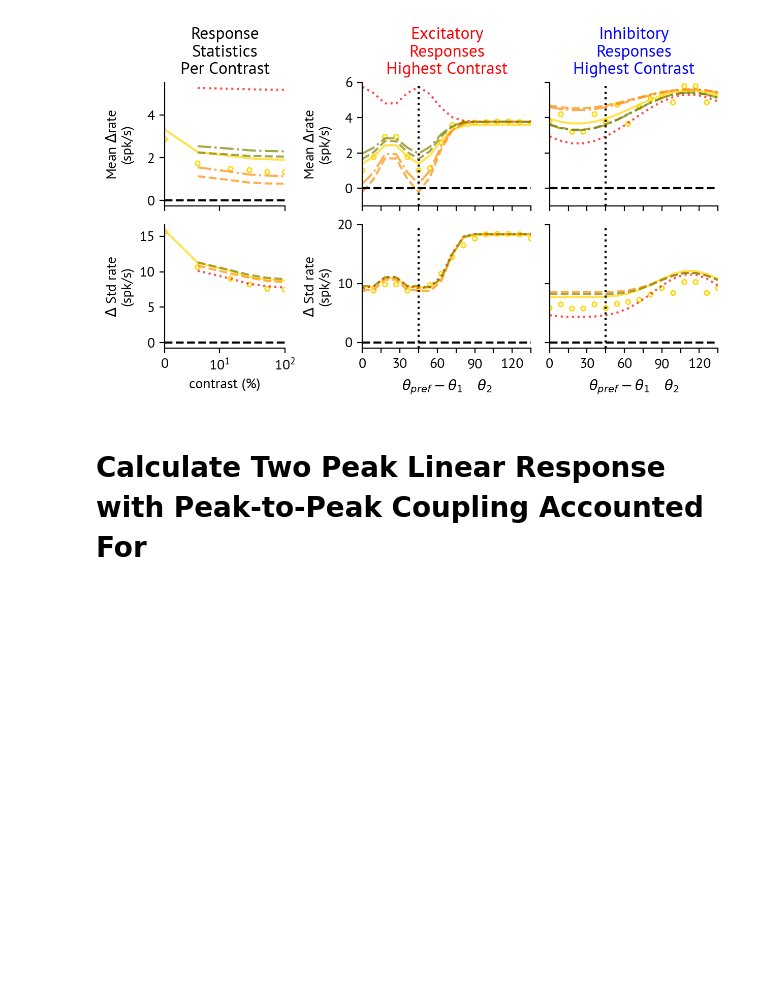
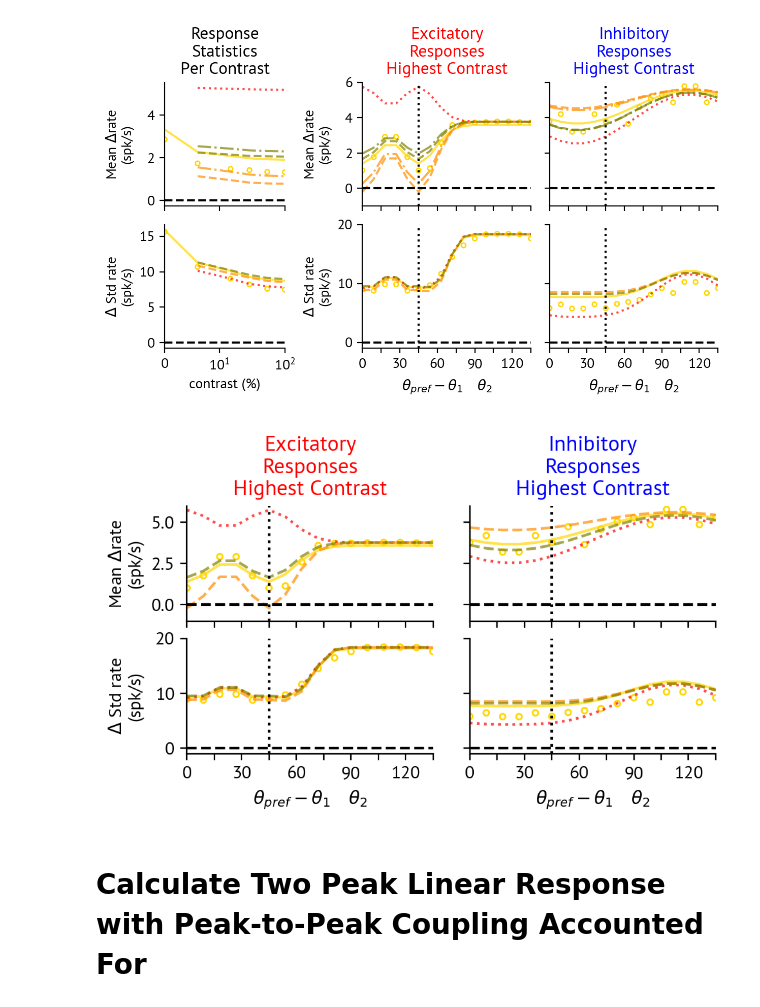
Before and after one commit to AddingAddict/ToroidalNetworks, a Jupyter notebook: sparse_weights/notebooks/linear_resp.ipynb, the cells around one changed output. Cells and saved outputs as stored; diff of their text form; code cells hidden in the pictures; blank space fills up the shorter version.

```diff
--- a/sparse_weights/notebooks/linear_resp.ipynb
+++ b/sparse_weights/notebooks/linear_resp.ipynb
@@ -3039,6 +3171,87 @@ fig.align_labels()
 fig.savefig('./../plots/delta_rate_norm_lin_resp_paper.pdf')
 # %% [output]
 [figure]
+# %%
+with open('./data_contrasts'+'.pkl', 'rb') as handle:
+    cons = pickle.load(handle)[1]
+
+def abs_ori(A):
+    return 0.5*(A[:nori*3//4+1]+np.roll(A[-1::-1],6,0)[:nori*3//4+1])
+
+fig,axs = plt.subplots(2,2,figsize=(2.65*2,1.25*2),dpi=200,sharex='col',sharey='row')
+fig.subplots_adjust(hspace=0.15,wspace=0.15)
+
+axs[0,0].plot(oris,roE-rvE,c='gold',ls='-',alpha=0.7,label='a')
+axs[0,0].plot(oris,drE0,c='red',ls=':',alpha=0.7,label='a')
+axs[0,0].plot(oris,drE,c='darkorange',ls='--',alpha=0.7,label='a')
+axs[0,0].plot(oris,drE1,c='olive',ls='--',alpha=0.7,label='a')
+# axs[0,0].plot(oris,drE0dis,c='darkorange',ls='-.',alpha=0.7,label='a')
+# axs[0,0].plot(oris,drE0dis1,c='olive',ls='-.',alpha=0.7,label='a')
+# axs[0,0].legend()
+axs[0,0].scatter(oris,abs_ori(sim_roE-sim_rvE),edgecolors='gold',facecolors='none',marker='o',s=10)
+axs[0,1].plot(oris,roI-rvI,c='gold',ls='-',alpha=0.7)
+axs[0,1].plot(oris,drI0,c='red',ls=':',alpha=0.7)
+axs[0,1].plot(oris,drI,c='darkorange',ls='--',alpha=0.7)
+axs[0,1].plot(oris,drI1,c='olive',ls='--',alpha=0.7)
+# axs[0,1].plot(oris,drI0dis,c='darkorange',ls='-.',alpha=0.7)
+# axs[0,1].plot(oris,drI0dis1,c='olive',ls='-.',alpha=0.7)
+axs[0,1].scatter(oris,abs_ori(sim_roI-sim_rvI),edgecolors='gold',facecolors='none',marker='o',s=10)
+# axs[1,0].plot(cons,data_dstdr[:,0],color='gold',alpha=0.2)
+# axs[1,0].fill_between(cons,data_dstdr[:,0]-data_dstdr[:,0],data_dstdr[:,0]+data_dstdr[:,0],color='gold',alpha=0.2)
+axs[1,0].plot(oris,np.sqrt(CroE-roE**2)-np.sqrt(CrvE-rvE**2),c='gold',ls='-',alpha=0.7)
+axs[1,0].plot(oris,np.sqrt(CrvE+dCrE0-(rvE+drE0)**2)-np.sqrt(CrvE-rvE**2),c='red',ls=':',alpha=0.7)
+axs[1,0].plot(oris,np.sqrt(CrvE+dCrE-(rvE+drE)**2)-np.sqrt(CrvE-rvE**2),c='darkorange',ls='--',alpha=0.7)
+axs[1,0].plot(oris,np.sqrt(CrvE+dCrE1-(rvE+drE1)**2)-np.sqrt(CrvE-rvE**2),c='olive',ls='--',alpha=0.7)
+# axs[1,0].plot(oris,np.sqrt(CrvE+dCrE0dis-(rvE+drE0dis)**2)-np.sqrt(CrvE-rvE**2),c='darkorange',ls='-.',alpha=0.7)
+axs[1,0].scatter(oris,abs_ori(sim_std_roE-sim_std_rvE),edgecolors='gold',facecolors='none',marker='o',s=10)
+axs[1,1].plot(oris,np.sqrt(CroI-roI**2)-np.sqrt(CrvI-rvI**2),c='gold',ls='-',alpha=0.7)
+axs[1,1].plot(oris,np.sqrt(CrvI+dCrI0-(rvI+drI0)**2)-np.sqrt(CrvI-rvI**2),c='red',ls=':',alpha=0.7)
+axs[1,1].plot(oris,np.sqrt(CrvI+dCrI-(rvI+drI)**2)-np.sqrt(CrvI-rvI**2),c='darkorange',ls='--',alpha=0.7)
+axs[1,1].plot(oris,np.sqrt(CrvI+dCrI1-(rvI+drI1)**2)-np.sqrt(CrvI-rvI**2),c='olive',ls='--',alpha=0.7)
+# axs[1,1].plot(oris,np.sqrt(CrvI+dCrI0dis-(rvI+drI0dis)**2)-np.sqrt(CrvI-rvI**2),c='darkorange',ls='-.',alpha=0.7)
+axs[1,1].scatter(oris,abs_ori(sim_std_roI-sim_std_rvI),edgecolors='gold',facecolors='none',marker='o',s=10)
+
+for i in range(2):
+    for j in range(2):
+        axs[i,j].axhline(0,c='k',ls='--')
+
+# axs[0,0].legend()
+# axs[1,0].legend()
+# axs[2,0].legend()
+
+for ax in axs.flat:
+    ax.spines[['right', 'top']].set_visible(False)
+
+nticks = 10
+ticks = np.array(['{:.0f}'.format(ori) for ori in np.linspace(0,135,nticks)])
+ticks[1::2] = ''
+for i in range(2):
+    axs[1,i].set_xticks(np.linspace(0,135,nticks),ticks)
+for i in range(2):
+    axs[i,0].axvline(45,c='k',ls=':')
+    axs[i,1].axvline(45,c='k',ls=':')
+
+axs[0,0].set_xlim(0,135)
+axs[0,1].set_xlim(0,135)
+for i in range(2):
+    axs[0,i].set_ylim(-1,6)
+    axs[1,i].set_ylim(-1,20)
+
+axs[1,0].set_xlabel(r'$\theta_{pref}-\theta_1\quad\theta_2$')
+axs[1,1].set_xlabel(r'$\theta_{pref}-\theta_1\quad\theta_2$')
+
+axs[0,0].set_ylabel(r'Mean $\Delta$rate'+'\n(spk/s)')
+axs[1,0].set_ylabel(r'$\Delta$ Std rate'+'\n(spk/s)')
+
+axs[0,0].set_title('Excitatory\nResponses\nHighest Contrast',color='r')
+axs[0,1].set_title('Inhibitory\nResponses\nHighest Contrast',color='b')
+
+fig.align_labels()
+
+# fig.tight_layout()
+fig.savefig('./../plots/delta_rate_norm_lin_resp.pdf')
+# %% [output]
+[figure, added]
 # %% [markdown]
 # Calculate Two Peak Linear Response with Peak-to-Peak Coupling Accounted For
 # %%
```
Also changed, not shown: parts of 6 cells of this notebook, 34 other files.
